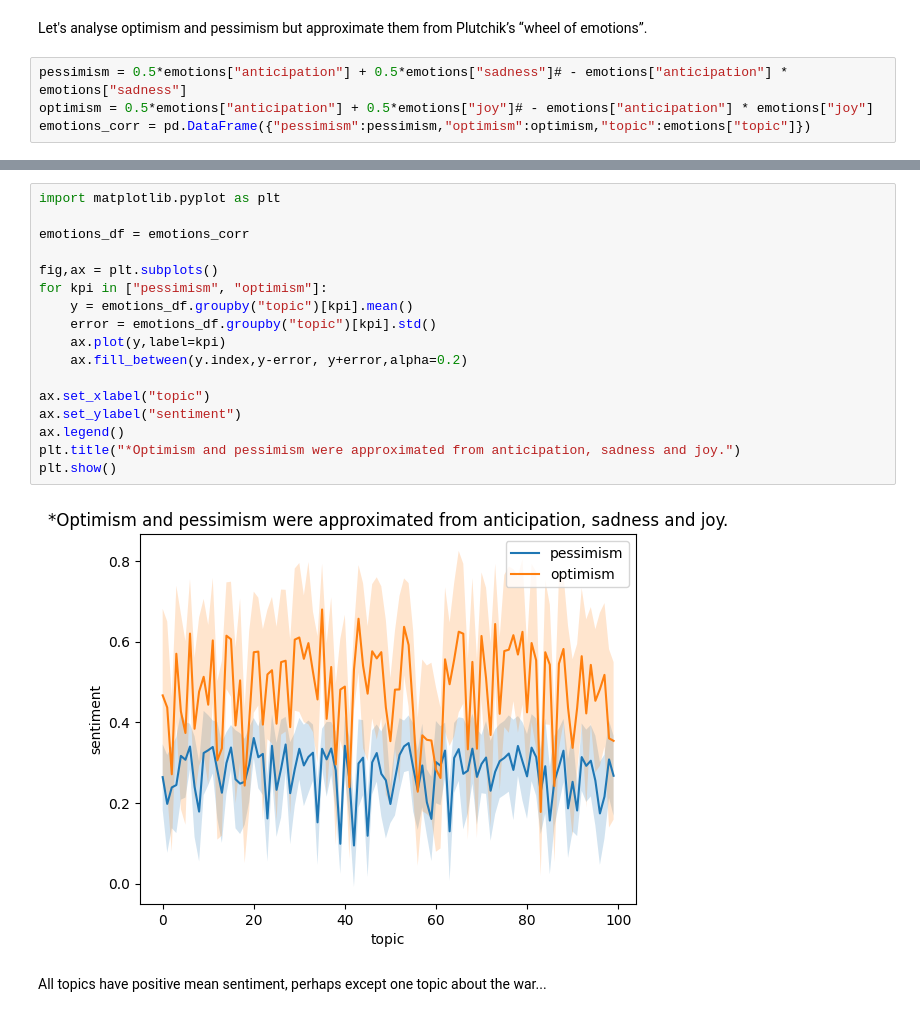
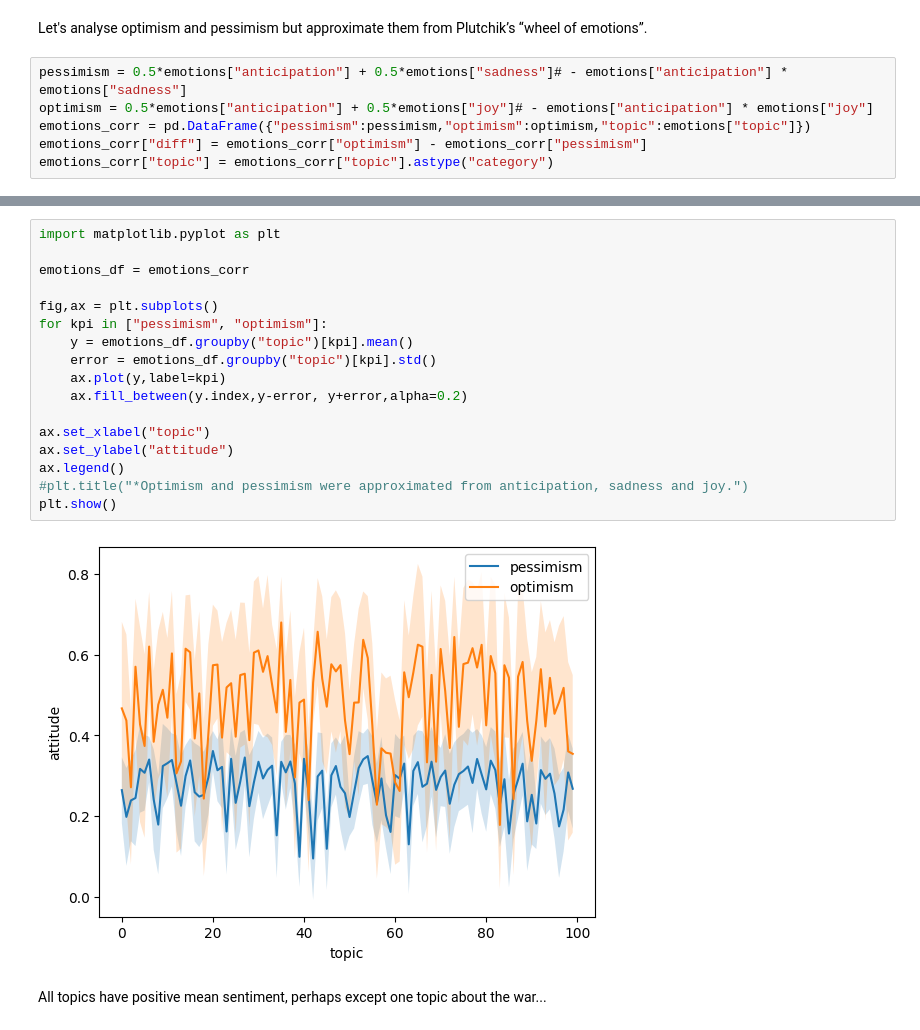
Before and after one commit to maciejskorski/anticipatio, a Jupyter notebook: src/Emotions.ipynb, the cells around one changed output, grey strips where cells are left out. Saved outputs shown, nothing was run; the diff lists cells and outputs as text.

Commit message:
more on sentiment

```diff
--- a/src/Emotions.ipynb
+++ b/src/Emotions.ipynb
@@ -79,3 +79,5 @@ Let's analyse optimism and pessimism but approximate them from Plutchik’s “w
 pessimism = 0.5*emotions["anticipation"] + 0.5*emotions["sadness"]# - emotions["anticipation"] * emotions["sadness"]
 optimism = 0.5*emotions["anticipation"] + 0.5*emotions["joy"]# - emotions["anticipation"] * emotions["joy"]
 emotions_corr = pd.DataFrame({"pessimism":pessimism,"optimism":optimism,"topic":emotions["topic"]})
+emotions_corr["diff"] = emotions_corr["optimism"] - emotions_corr["pessimism"]
+emotions_corr["topic"] = emotions_corr["topic"].astype("category")
@@ -82,22 +166,22 @@ emotions_corr = pd.DataFrame({"pessimism":pessimism,"optimism":optimism,"topic":
 # %%
 import matplotlib.pyplot as plt
 
 emotions_df = emotions_corr
 
 fig,ax = plt.subplots()
 for kpi in ["pessimism", "optimism"]:
     y = emotions_df.groupby("topic")[kpi].mean()
     error = emotions_df.groupby("topic")[kpi].std()
     ax.plot(y,label=kpi)
     ax.fill_between(y.index,y-error, y+error,alpha=0.2)
 
 ax.set_xlabel("topic")
-ax.set_ylabel("sentiment")
+ax.set_ylabel("attitude")
 ax.legend()
-plt.title("*Optimism and pessimism were approximated from anticipation, sadness and joy.")
+#plt.title("*Optimism and pessimism were approximated from anticipation, sadness and joy.")
 plt.show()
 # %% [output]
-[figure, old version]
+[figure, new version]
 # %% [markdown]
 All topics have positive mean sentiment, perhaps except one topic about the war...
 # %%
```
Also changed, not shown: parts of 3 cells of this notebook.
